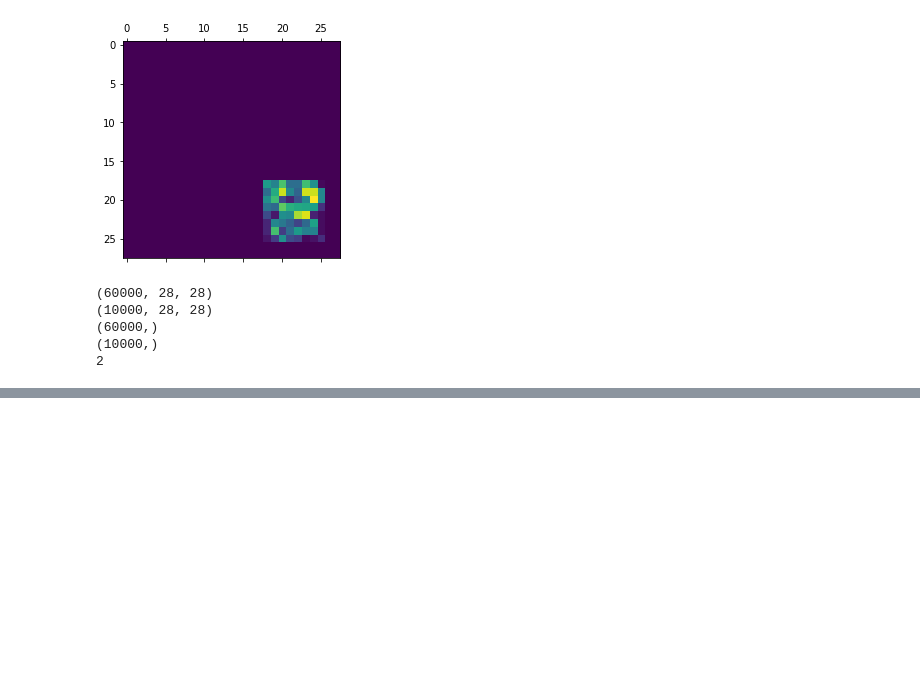
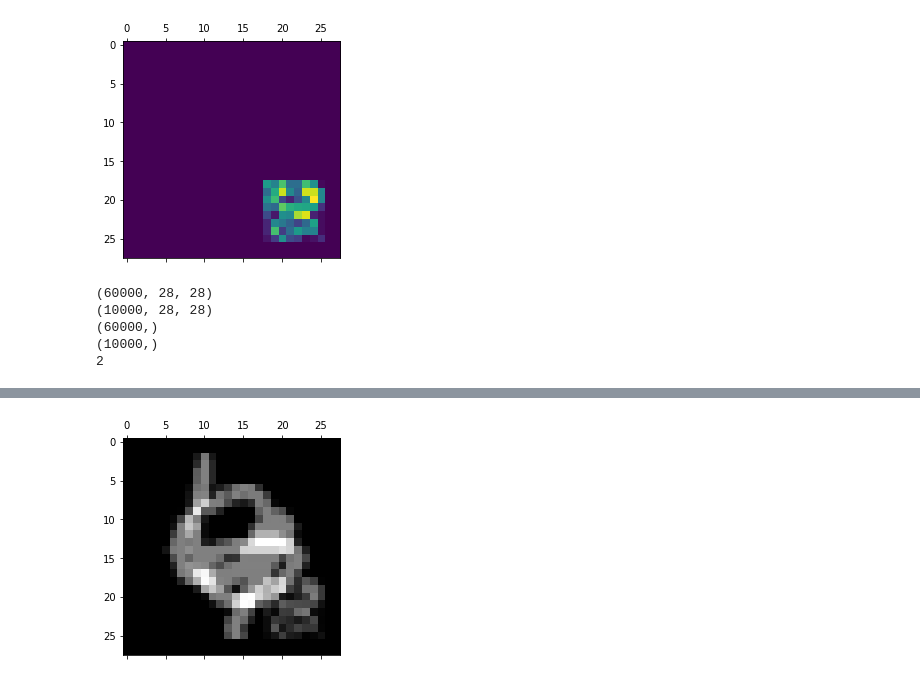
Before and after one commit to isururanawaka/dl_trojan_detector, a Jupyter notebook: data_pre_processing.ipynb, the cells around one changed output, grey strips where cells are left out. Cells and saved outputs as stored; diff of their text form; code cells hidden in the pictures; blank space fills up the shorter version.

```diff
--- a/data_pre_processing.ipynb
+++ b/data_pre_processing.ipynb
@@ -142,0 +138,6 @@ save('dl_trojan_detector/resources/perturbed_x_train_noisy.npy',all_images_array
+# %%
+fig = plt.figure()
+ax = fig.add_subplot(1,1,1)
+col = ax.matshow(all_images_noise_array[0][5],cmap='gray')
+# %% [output]
+[figure, added]
```
Also changed, not shown: parts of 15 cells of this notebook, 2 other files.
